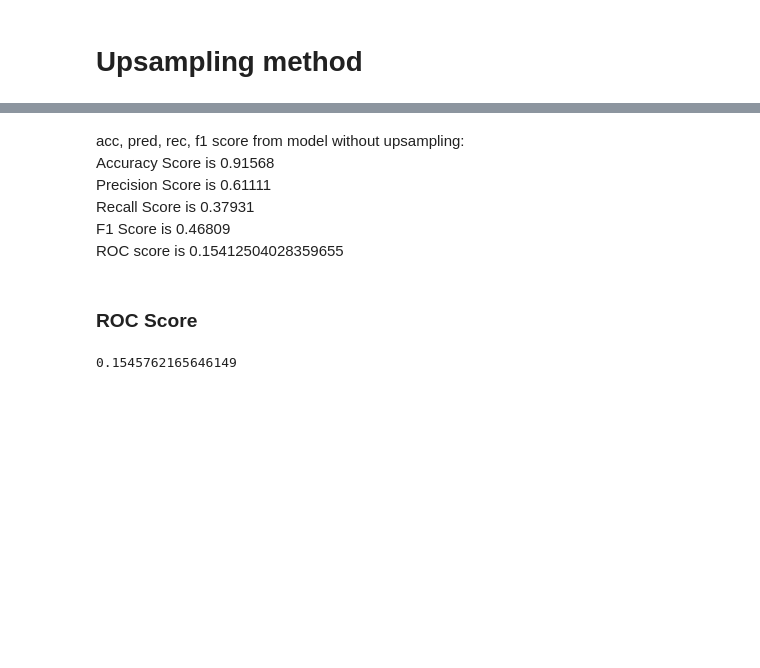
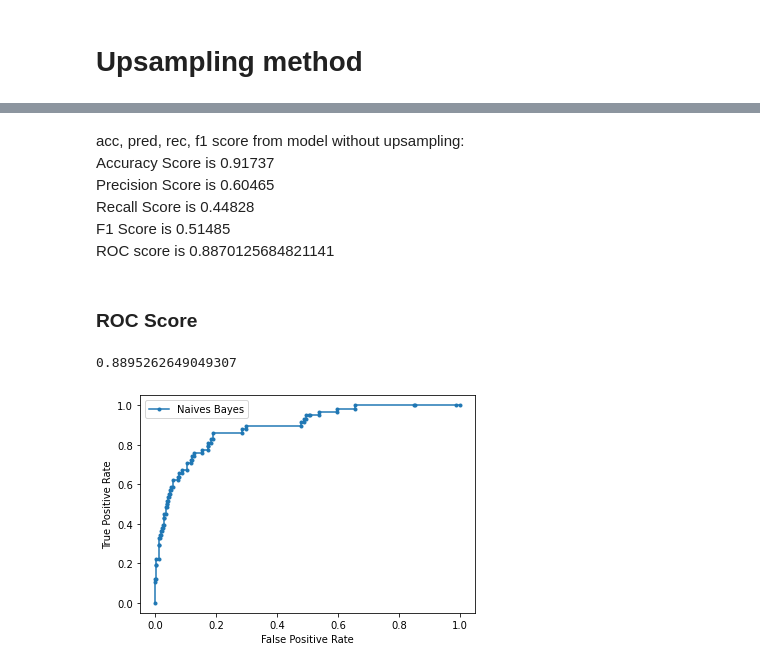
Before and after one commit to CJianYu98/Covid-19-Singapore-Analysis, a Jupyter notebook: Data Preparation/Thoughtful Comments Model/thoughtful_comment_model.ipynb, the cells around one changed output, grey strips where cells are left out. Saved outputs shown, nothing was run; the diff lists cells and outputs as text; code cells hidden in the pictures; blank space fills up the shorter version.

```diff
--- a/Data Preparation/Thoughtful Comments Model/thoughtful_comment_model.ipynb
+++ b/Data Preparation/Thoughtful Comments Model/thoughtful_comment_model.ipynb
@@ -818,18 +814,27 @@ F1 Score is 0.55932
 # %% [markdown]
 acc, pred, rec, f1 score from model without upsampling:
-<br>Accuracy Score is 0.91568
-<br>Precision Score is 0.61111
-<br>Recall Score is 0.37931
-<br>F1 Score is 0.46809
-<br>ROC score is 0.15412504028359655
+<br>Accuracy Score is 0.91737
+<br>Precision Score is 0.60465
+<br>Recall Score is 0.44828
+<br>F1 Score is 0.51485
+<br>ROC score is 0.8870125684821141
 # %% [markdown]
 ### ROC Score
 # %%
 prob_upsampled = model1.predict_proba(X_test)
-prob_upsampled = [p[0] for p in prob_upsampled]
+prob_upsampled = [p[1] for p in prob_upsampled]
 print(roc_auc_score(y_test, prob_upsampled))
 # %% [output]
-0.1545762165646149
+0.8895262649049307
+# %%
+lr_fpr, lr_tpr, _ = roc_curve(y_test, prob_upsampled)
+plt.plot(lr_fpr, lr_tpr, marker='.', label='Naives Bayes')
+plt.xlabel('False Positive Rate')
+plt.ylabel('True Positive Rate')
+plt.legend()
+plt.show()
+# %% [output]
+[figure, added]
 # %%
 validation_data['Prediction_upsampling'] = predictions
 validation_data.to_csv(f'{path_parent}/Data/Thoughtful Comments/validation_comments_prediction.csv')
```
Also changed, not shown: parts of 34 cells of this notebook, 8 other files.
